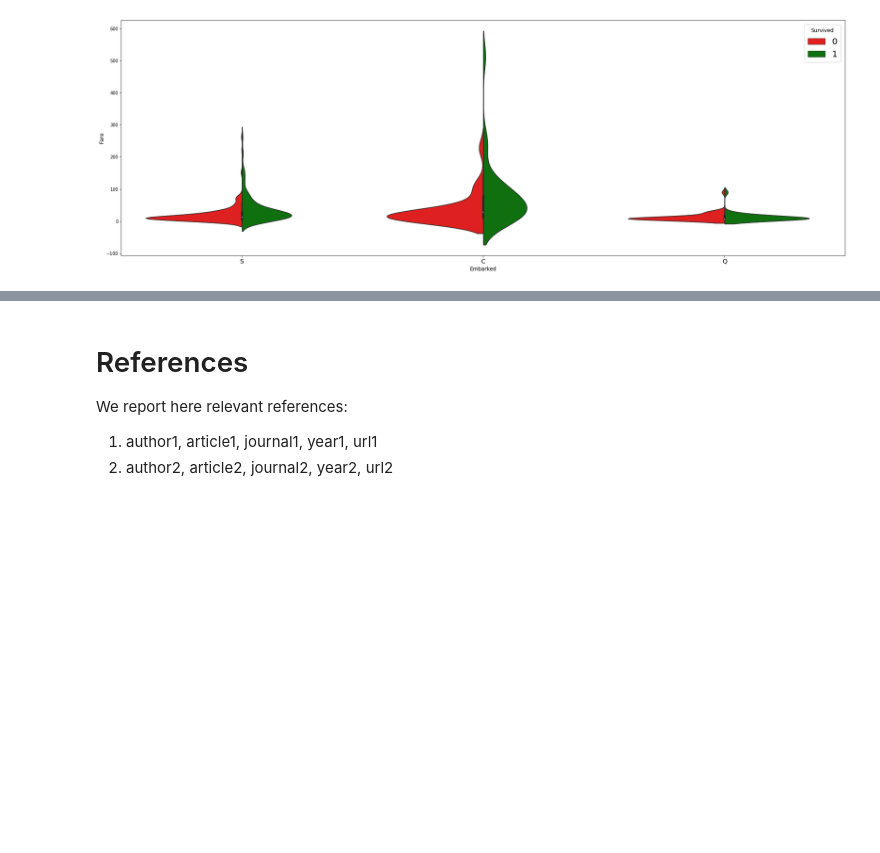
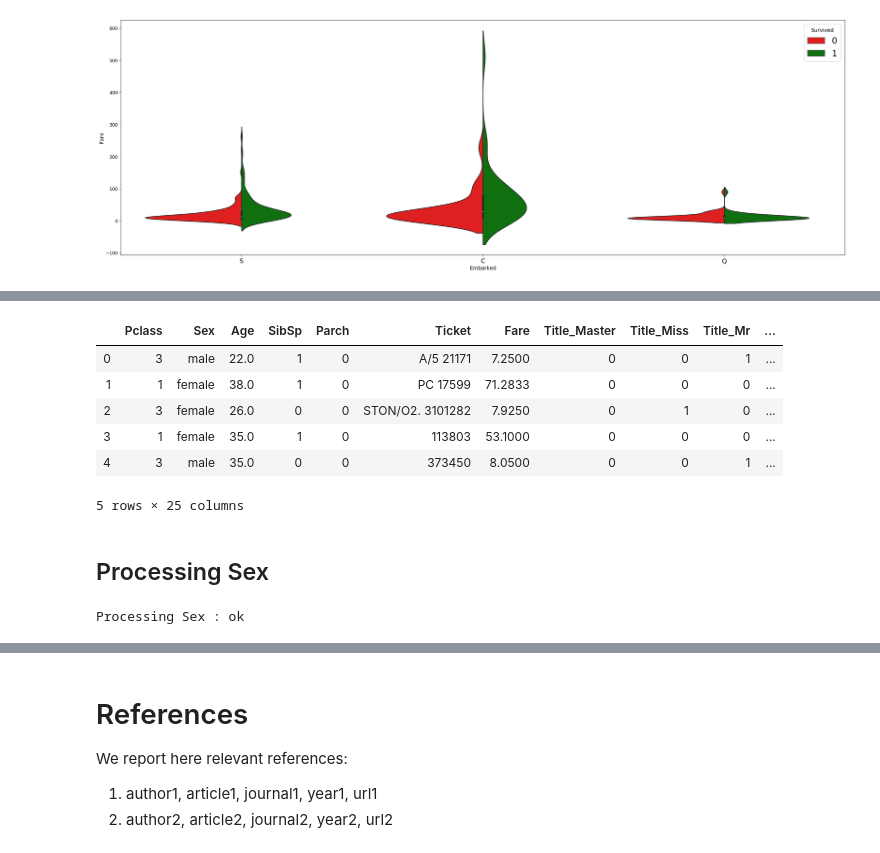
Before and after one commit to mayank311996/Kaggle, a Jupyter notebook: Titanic_Machine_Learning_from_Disaster/Notebook/Titanic.ipynb, the cells around one changed output, grey strips where cells are left out. Saved outputs shown, nothing was run; the diff lists cells and outputs as text; code cells hidden in the pictures; blank space fills up the shorter version.

```diff
--- a/Titanic_Machine_Learning_from_Disaster/Notebook/Titanic.ipynb
+++ b/Titanic_Machine_Learning_from_Disaster/Notebook/Titanic.ipynb
@@ -201,0 +440,14 @@ sns.violinplot(x='Embarked',y='Fare',hue='Survived', data=df, split=True, palett
+# %%
+train_cabin, test_cabin = set(), set()
+
+for c in combined.iloc[:891]['Cabin']:
+    try:
+        train_cabin.add(c[0])
+    except:
+        train_cabin.add('U')
+
+for c in combined.iloc[891:]['Cabin']:
+    try:
+        test_cabin.add(c[0])
+    except:
+        test_cabin.add('U')
@@ -201,0 +464,15 @@ sns.violinplot(x='Embarked',y='Fare',hue='Survived', data=df, split=True, palett
+# %%
+def process_cabin():
+    global combined
+
+    combined.Cabin.fillna('U', inplace=True) # Replacing missing values with 'U' as unknown
+
+    combined['Cabin'] = combined['Cabin'].map(lambda c: c[0])
+
+    cabin_dummies = pd.get_dummies(combined['Cabin'], prefix='Cabin')
+    combined = pd.concat([combined, cabin_dummies], axis=1)
+
+    combined.drop('Cabin', axis=1, inplace=True)
+    status('Cabin')
+
+    return combined
@@ -201,0 +485,12 @@ sns.violinplot(x='Embarked',y='Fare',hue='Survived', data=df, split=True, palett
+# %%
+combined.head()
+# %% [output]
+|  | Pclass | Sex | Age | SibSp | Parch | Ticket | Fare | Title_Master | Title_Miss | Title_Mr | ... |
+| 0 | 3 | male | 22.0 | 1 | 0 | A/5 21171 | 7.2500 | 0 | 0 | 1 | ... |
+| 1 | 1 | female | 38.0 | 1 | 0 | PC 17599 | 71.2833 | 0 | 0 | 0 | ... |
+| 2 | 3 | female | 26.0 | 0 | 0 | STON/O2. 3101282 | 7.9250 | 0 | 1 | 0 | ... |
+| 3 | 1 | female | 35.0 | 1 | 0 | 113803 | 53.1000 | 0 | 0 | 0 | ... |
+| 4 | 3 | male | 35.0 | 0 | 0 | 373450 | 8.0500 | 0 | 0 | 1 | ... |
+5 rows × 25 columns
+# %% [markdown]
+## Processing Sex
@@ -201,0 +504,4 @@ sns.violinplot(x='Embarked',y='Fare',hue='Survived', data=df, split=True, palett
+# %%
+combined = process_sex()
+# %% [output]
+Processing Sex : ok
```
Also changed, not shown: parts of 67 cells of this notebook.
